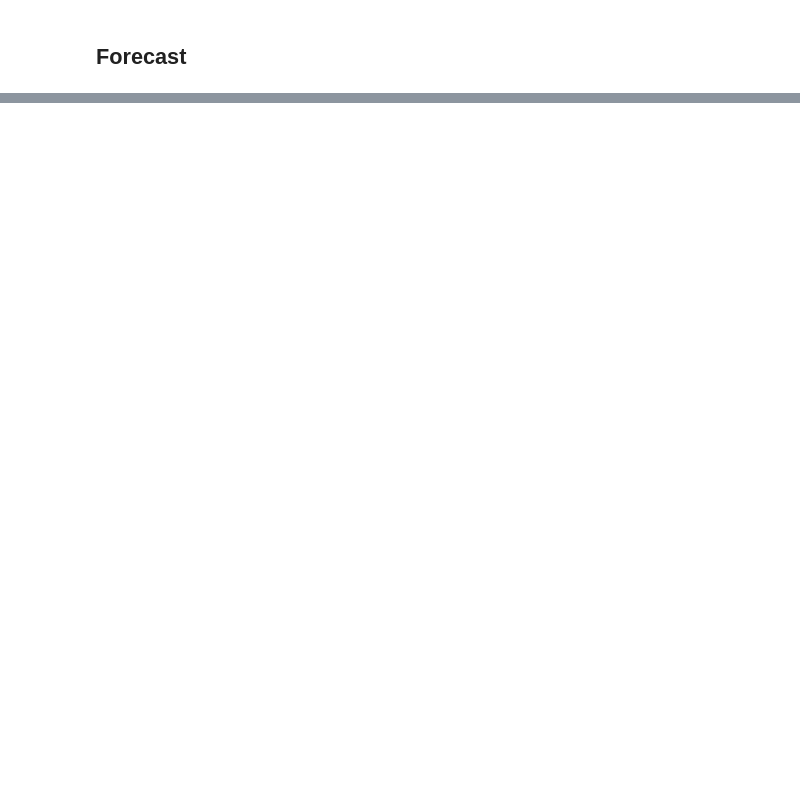
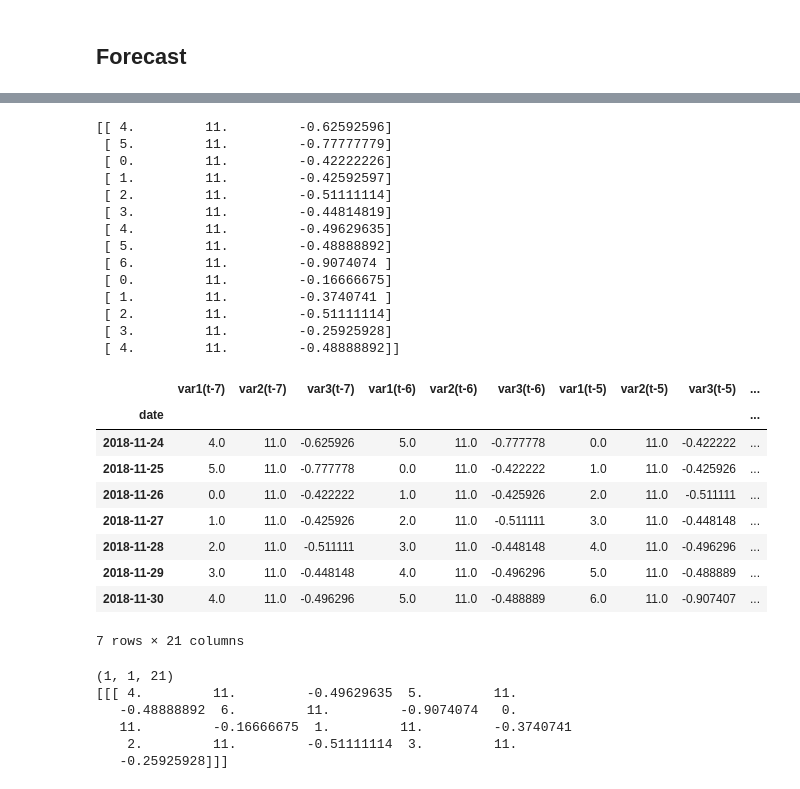
Before and after one commit to JsebastianUVPRQ/ES_Neural_Network_sales_prediction, a Jupyter notebook: Neural_network_multivariate.ipynb, the cells around one changed output, grey strips where cells are left out. Cells and saved outputs as stored; diff of their text form; code cells hidden in the pictures; blank space fills up the shorter version.

```diff
--- a/Neural_network_multivariate.ipynb
+++ b/Neural_network_multivariate.ipynb
@@ -140,0 +248,48 @@ last_days
+# %%
+# Test data
+scaledMerge=last_days.drop('units',axis=1)
+print(scaledMerge.values)
+
+# frame as supervised learning
+reframed = series_to_supervised(scaledMerge, PASOS, 1)
+newReframed=reframed.drop(['var1(t)','var2(t)','var3(t)'],axis=1)
+newReframed.head(7)
+# %% [output]
+[[ 4.         11.         -0.62592596]
+ [ 5.         11.         -0.77777779]
+ [ 0.         11.         -0.42222226]
+ [ 1.         11.         -0.42592597]
+ [ 2.         11.         -0.51111114]
+ [ 3.         11.         -0.44814819]
+ [ 4.         11.         -0.49629635]
+ [ 5.         11.         -0.48888892]
+ [ 6.         11.         -0.9074074 ]
+ [ 0.         11.         -0.16666675]
+ [ 1.         11.         -0.3740741 ]
+ [ 2.         11.         -0.51111114]
+ [ 3.         11.         -0.25925928]
+ [ 4.         11.         -0.48888892]]
+|  | var1(t-7) | var2(t-7) | var3(t-7) | var1(t-6) | var2(t-6) | var3(t-6) | var1(t-5) | var2(t-5) | var3(t-5) | ... |
+| date |  |  |  |  |  |  |  |  |  | ... |
+| 2018-11-24 | 4.0 | 11.0 | -0.625926 | 5.0 | 11.0 | -0.777778 | 0.0 | 11.0 | -0.422222 | ... |
+| 2018-11-25 | 5.0 | 11.0 | -0.777778 | 0.0 | 11.0 | -0.422222 | 1.0 | 11.0 | -0.425926 | ... |
+| 2018-11-26 | 0.0 | 11.0 | -0.422222 | 1.0 | 11.0 | -0.425926 | 2.0 | 11.0 | -0.511111 | ... |
+| 2018-11-27 | 1.0 | 11.0 | -0.425926 | 2.0 | 11.0 | -0.511111 | 3.0 | 11.0 | -0.448148 | ... |
+| 2018-11-28 | 2.0 | 11.0 | -0.511111 | 3.0 | 11.0 | -0.448148 | 4.0 | 11.0 | -0.496296 | ... |
+| 2018-11-29 | 3.0 | 11.0 | -0.448148 | 4.0 | 11.0 | -0.496296 | 5.0 | 11.0 | -0.488889 | ... |
+| 2018-11-30 | 4.0 | 11.0 | -0.496296 | 5.0 | 11.0 | -0.488889 | 6.0 | 11.0 | -0.907407 | ... |
+7 rows × 21 columns
+# %%
+values = newReframed.values
+x_test = values[6:, :]
+x_test = x_test.reshape((x_test.shape[0], 1, x_test.shape[1]))
+print(x_test.shape)
+print(x_test)
+lastWeekDay = newReframed.index[len(newReframed.index)-1].weekday()
+# %% [output]
+(1, 1, 21)
+[[[ 4.         11.         -0.49629635  5.         11.
+   -0.48888892  6.         11.         -0.9074074   0.
+   11.         -0.16666675  1.         11.         -0.3740741
+    2.         11.         -0.51111114  3.         11.
+   -0.25925928]]]
```
Also changed, not shown: parts of 19 cells of this notebook, 2 other files.
